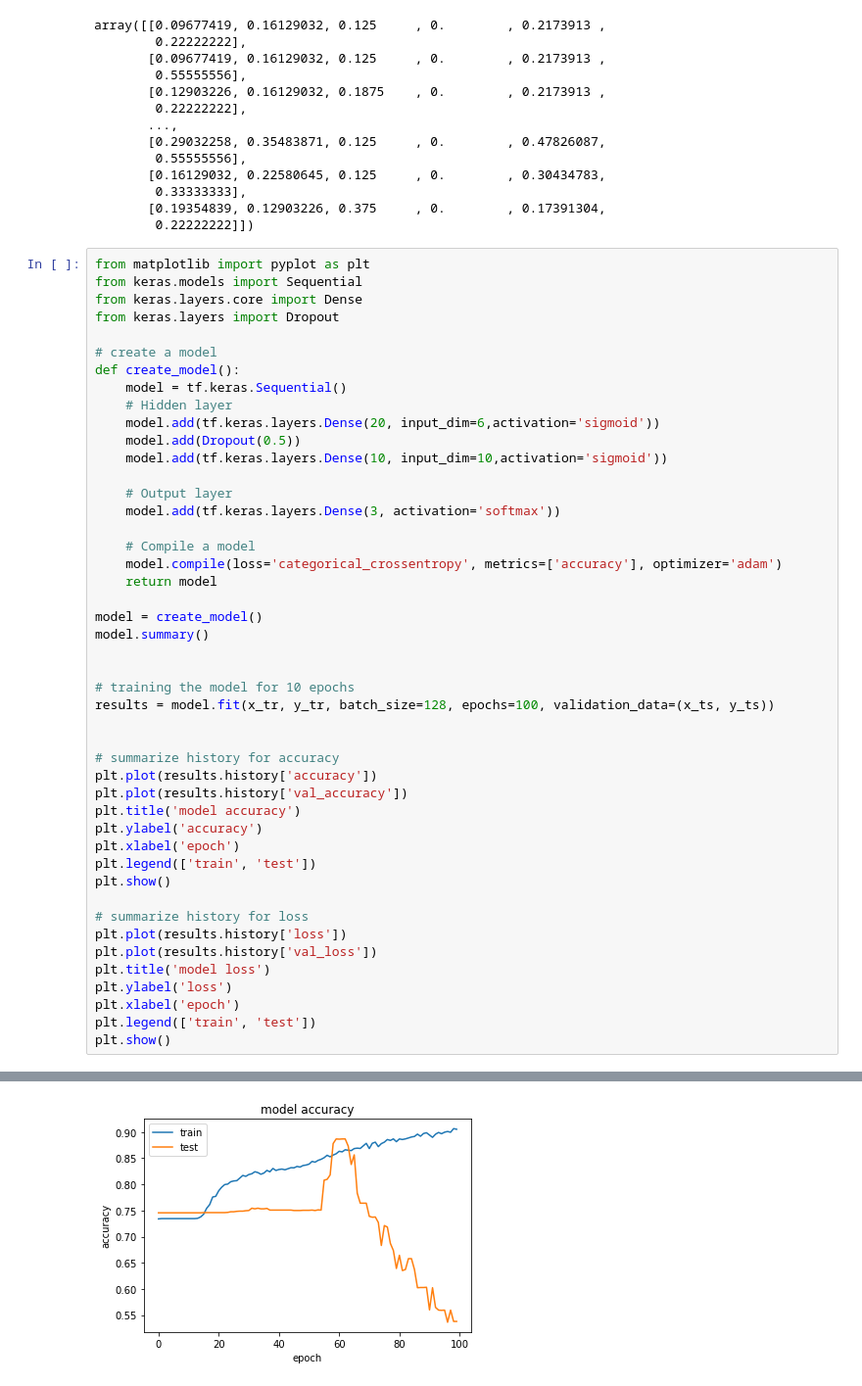
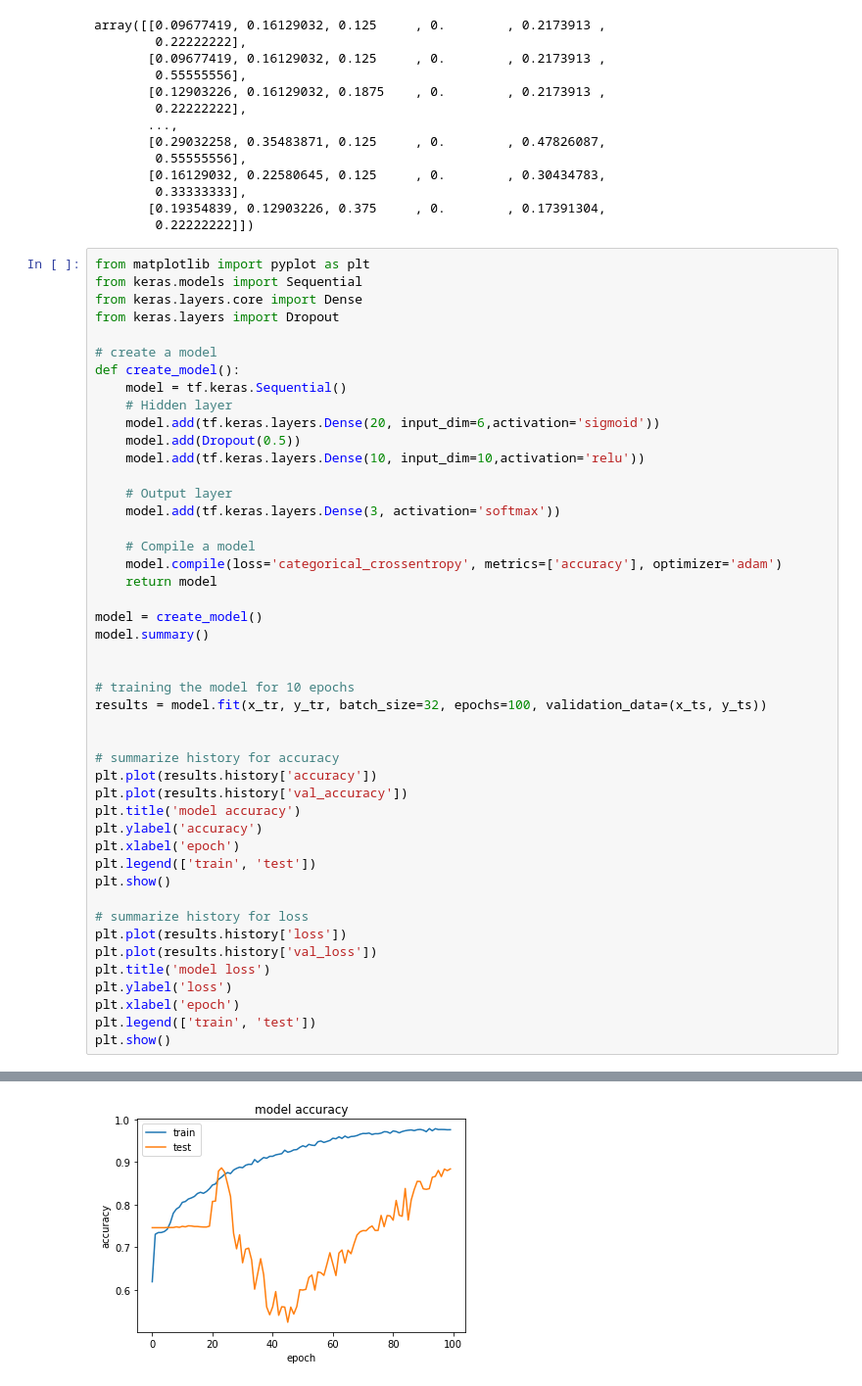
Before and after one commit to castaned/RNP, a Jupyter notebook: rn_passwords_evaluacionparcial.ipynb, the cells around one changed output, grey strips where cells are left out. Shown: that part at 98% size. Saved outputs shown, nothing was run; the diff lists cells and outputs as text.

```diff
--- a/rn_passwords_evaluacionparcial.ipynb
+++ b/rn_passwords_evaluacionparcial.ipynb
@@ -222,7 +222,7 @@ def create_model():
     # Hidden layer
     model.add(tf.keras.layers.Dense(20, input_dim=6,activation='sigmoid'))
     model.add(Dropout(0.5))
-    model.add(tf.keras.layers.Dense(10, input_dim=10,activation='sigmoid'))
+    model.add(tf.keras.layers.Dense(10, input_dim=10,activation='relu'))
 
     # Output layer
     model.add(tf.keras.layers.Dense(3, activation='softmax'))
@@ -236,7 +236,7 @@ model.summary()
 
 
 # training the model for 10 epochs
-results = model.fit(x_tr, y_tr, batch_size=128, epochs=100, validation_data=(x_ts, y_ts))
+results = model.fit(x_tr, y_tr, batch_size=32, epochs=100, validation_data=(x_ts, y_ts))
 
 
 # summarize history for accuracy
@@ -277 +277 @@ Epoch 100/100
-[figure, old version]
+[figure, new version]
```
Also changed, not shown: parts of 1 cell of this notebook, 8 other files.
